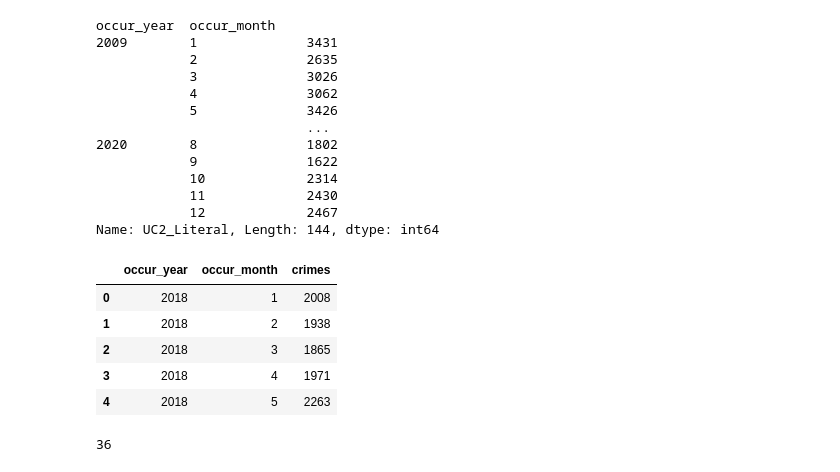
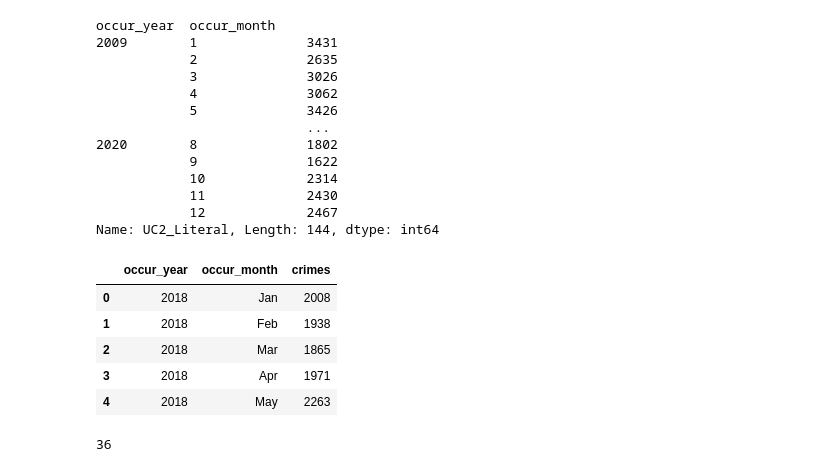
Before and after one commit to cayelsie/Crime-trends-in-Atlanta, a Jupyter notebook: SophieNewSeasons.ipynb, the cells around one changed output. Drawn from its saved outputs; the diff is of its cells as text; code cells hidden in the pictures.

```diff
--- a/SophieNewSeasons.ipynb
+++ b/SophieNewSeasons.ipynb
@@ -88,13 +92,14 @@ Name: UC2_Literal, Length: 144, dtype: int64
 # %%
 three_year_month_crime = crime_byyearmonth.loc[2018:2020, :]
 three_year_month_crime = three_year_month_crime.reset_index()
 three_yearmonth_crime=three_year_month_crime.rename(columns={"UC2_Literal":"crimes"})
+three_yearmonth_crime['occur_month'] = three_yearmonth_crime['occur_month'].apply(lambda x: calendar.month_abbr[x])
 three_yearmonth_crime.head()
 # %% [output]
 |  | occur_year | occur_month | crimes |
-| 0 | 2018 | 1 | 2008 |
-| 1 | 2018 | 2 | 1938 |
-| 2 | 2018 | 3 | 1865 |
-| 3 | 2018 | 4 | 1971 |
-| 4 | 2018 | 5 | 2263 |
+| 0 | 2018 | Jan | 2008 |
+| 1 | 2018 | Feb | 1938 |
+| 2 | 2018 | Mar | 1865 |
+| 3 | 2018 | Apr | 1971 |
+| 4 | 2018 | May | 2263 |
 # %%
```
Also changed, not shown: parts of 13 cells of this notebook, 2 other files.
